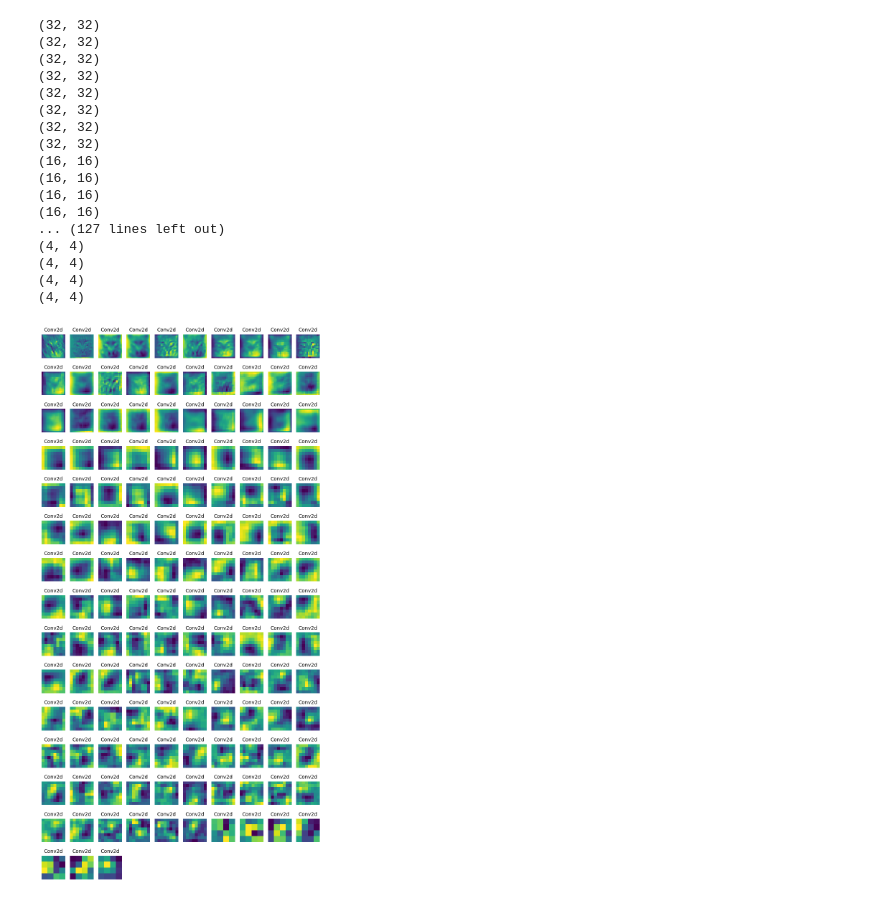
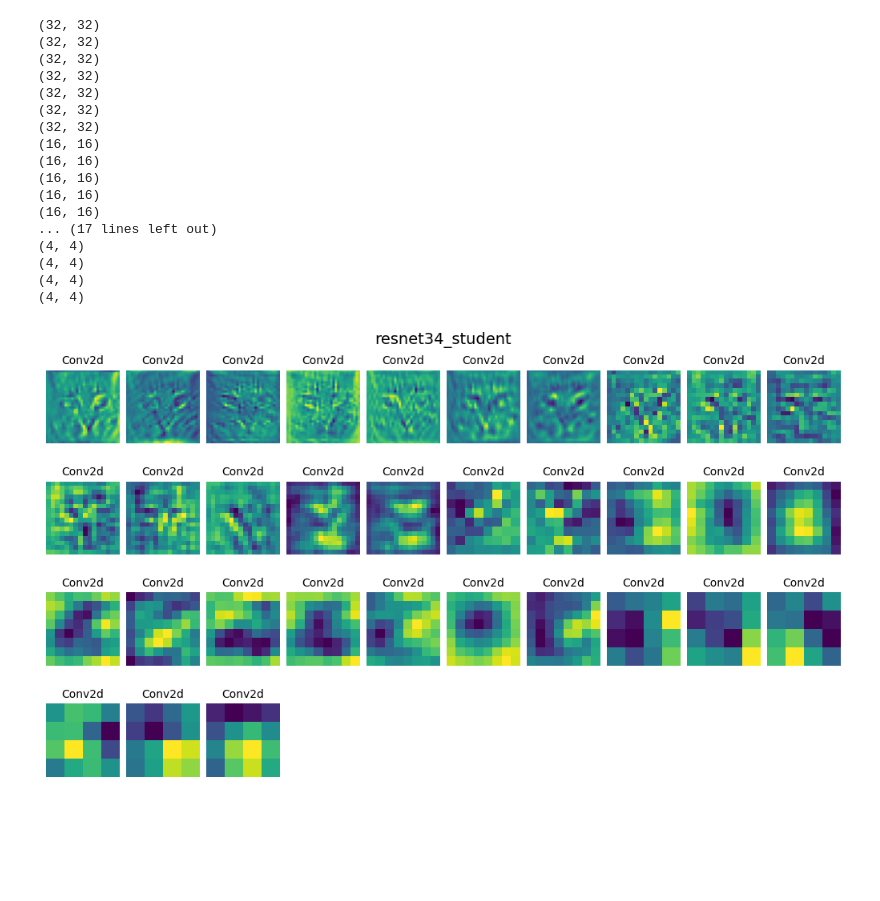
Before and after one commit to Boulaouaney/Skip-Connection-KD-with-ECA, a Jupyter notebook: features_visualization.ipynb, the cells around one changed output. Saved outputs shown, nothing was run; the diff lists cells and outputs as text; code cells hidden in the pictures; blank space fills up the shorter version.

```diff
--- a/features_visualization.ipynb
+++ b/features_visualization.ipynb
@@ -11,11 +11,11 @@ import models.resnet_ECA_last_block_SC as resnet_ECA_last
 plt.ion() # interactive mode
 %matplotlib inline
 # %%
-net = resnet_ECA_last.resnet152()
+net = resnet_ECA_parallel.resnet34()
 model_names = ['resnet18', 'resnet34', 'resnet50', 'resnet101', 'resnet152']
 types = ['teacher', 'student']
-index = 10
-modelname = model_names[4]
+index = 6
+modelname = model_names[1]
 type = types[0]
 net.load_state_dict(torch.load(f'./vanilla_kd_model_saved_base/{modelname}_{type}_{index}.pth',
                                    map_location=torch.device('cpu')))
@@ -92,11 +92,11 @@ names = []
 for i in range(count):
     # parallel
     # resnet34_teacher_6
-    # if i == 8 or i == 17 or i == 30:
-    #     continue
+    if i == 8 or i == 17 or i == 30:
+        continue
 
     # resnet18_student_6
-    # if i == 8 or i == 11 or i == 16:
+    # if i == 6 or i == 11 or i == 16:
     #     continue
 
     # last
@@ -107,8 +107,9 @@ for i in range(count):
     # if i in [8,17,31]:
     #     continue
     # resnet152 teacher 10
-    if i in [2,3,4,12,13,14,37,38,39,146,147,148]:
-        continue
+    # if i in [2,3,4,12,13,14,37,38,39,146,147,148]:
+    #     continue
+    print(i)
     image = conv_layers[i](image)
     outputs.append(image)
     names.append(str(conv_layers[i]))
@@ -147,7 +148,6 @@ for feature_map in outputs:
 for fm in processed:
     print(fm.shape)
 # %% [output]
-(32, 32)
 (32, 32)
 (32, 32)
 (32, 32)
@@ -159,23 +159,25 @@ for fm in processed:
 (16, 16)
 (16, 16)
 (16, 16)
-... (127 lines left out)
+(16, 16)
+... (17 lines left out)
 (4, 4)
 (4, 4)
 (4, 4)
 (4, 4)
 # %%
-fig = plt.figure(figsize=(10,20))
+fig = plt.figure(figsize=(10,20), layout='constrained')
+fig.suptitle(f'{modelname}_{type}', fontsize=14)
 for i in range(len(processed)):
     a = fig.add_subplot(15, 10, i+1)
     imgplot = plt.imshow(processed[i])
     a.axis("off")
     a.set_title(names[i].split('(')[0], fontsize=10)
 
-plt.savefig(str(f'feature_maps_{modelname}_{type}_{index}.jpg'), bbox_inches='tight')
+plt.savefig(str(f'./feature_maps/feature_maps_{modelname}_{type}_{index}.jpg'), bbox_inches='tight')
 plt.show()
 # %% [output]
-[figure, old version]
+[figure, new version]
 # %%
 from torchvision import utils
 import numpy as np
```
Also changed, not shown: parts of 4 cells of this notebook, 10 other files.
